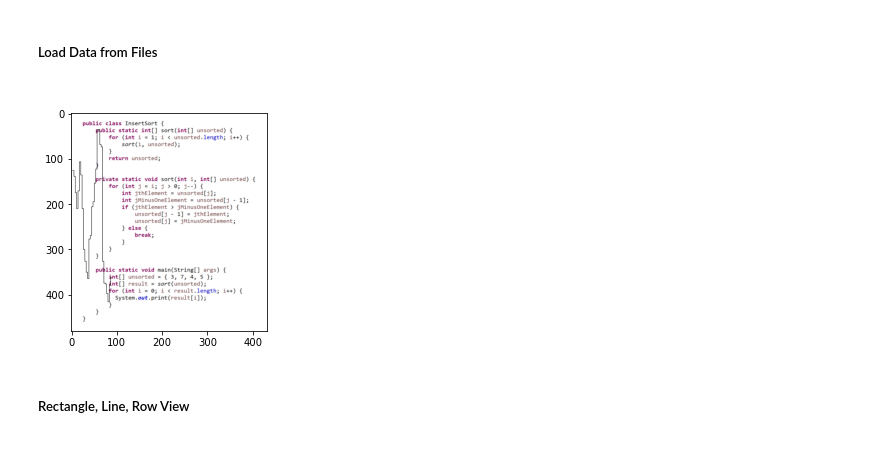
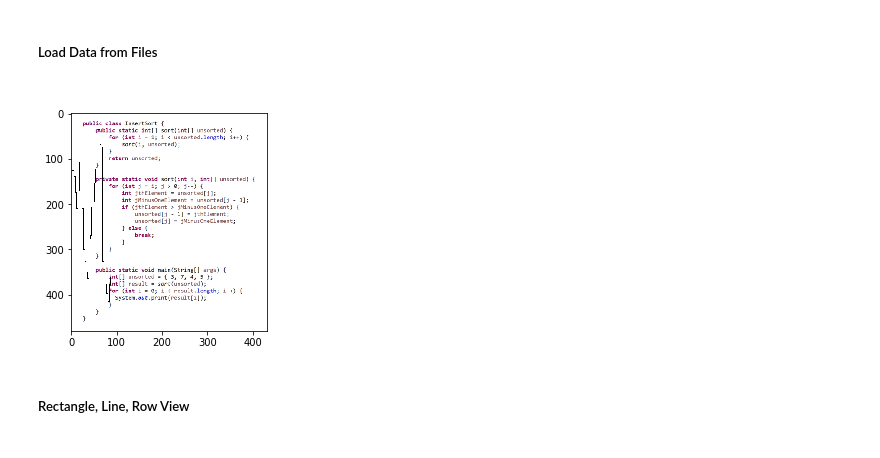
Before and after one commit to brains-on-code/REyeker, a Jupyter notebook: REyeker-DataAnalyses-Python/rEYEker_DataAnalysis.ipynb, the cells around one changed output. Cells and saved outputs as stored; diff of their text form; code cells hidden in the pictures.

```diff
--- a/REyeker-DataAnalyses-Python/rEYEker_DataAnalysis.ipynb
+++ b/REyeker-DataAnalyses-Python/rEYEker_DataAnalysis.ipynb
@@ -40,10 +40,10 @@ click_data.append(coordinates)
 
 data = click_data
 # %%
-im = rEYEker.draw_vertical_line_diagram(image, 0, len(data[0]), data[0], should_copy=True)
+im = rEYEker.draw_vertical_line_diagram(image, data[0], should_copy=True)
 rEYEker.display(im, normal_size=False)
 # %% [output]
-[figure, old version]
+[figure, new version]
 # %% [markdown]
 <h5>Rectangle, Line, Row View<h5>
 # %%
```
Also changed, not shown: parts of 2 cells of this notebook, 6 other files.
